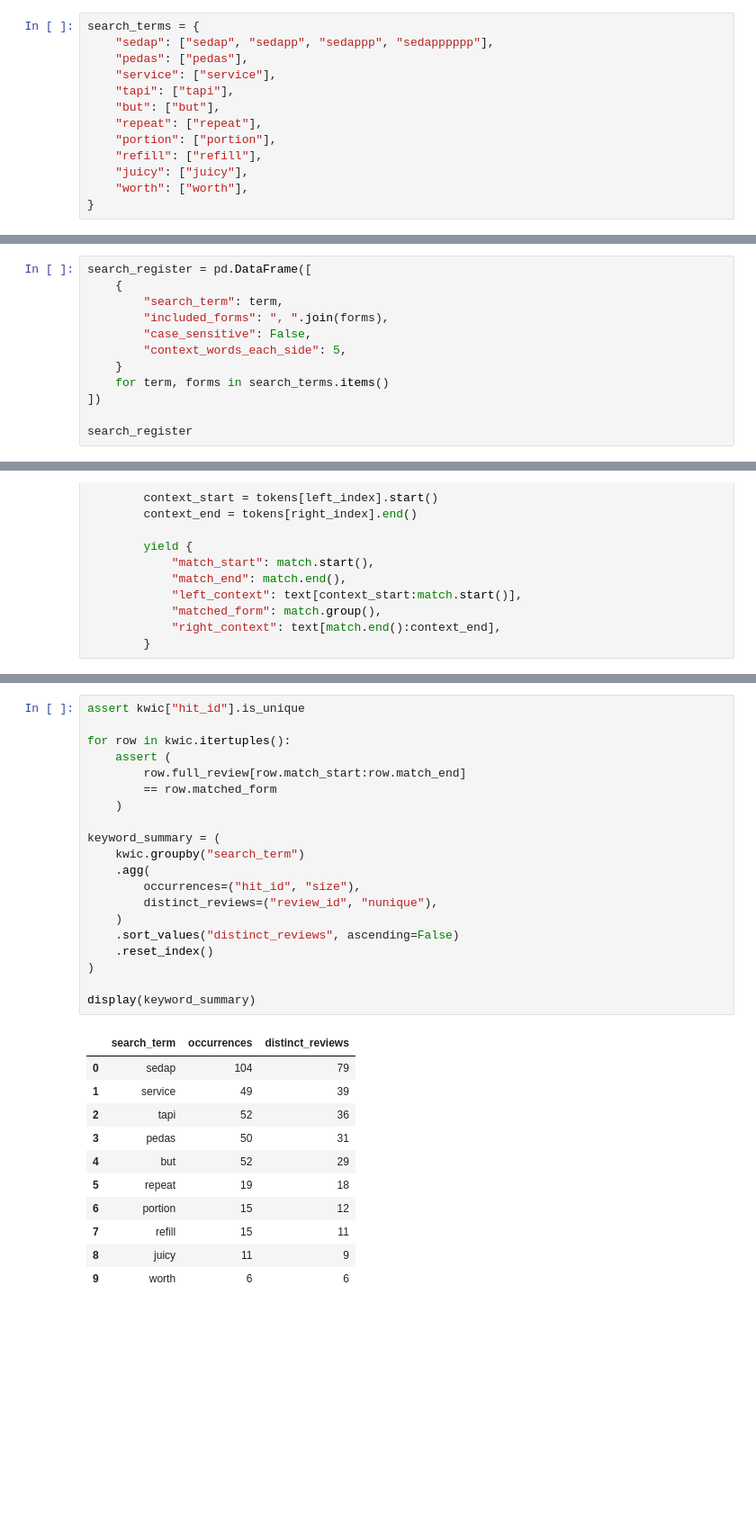
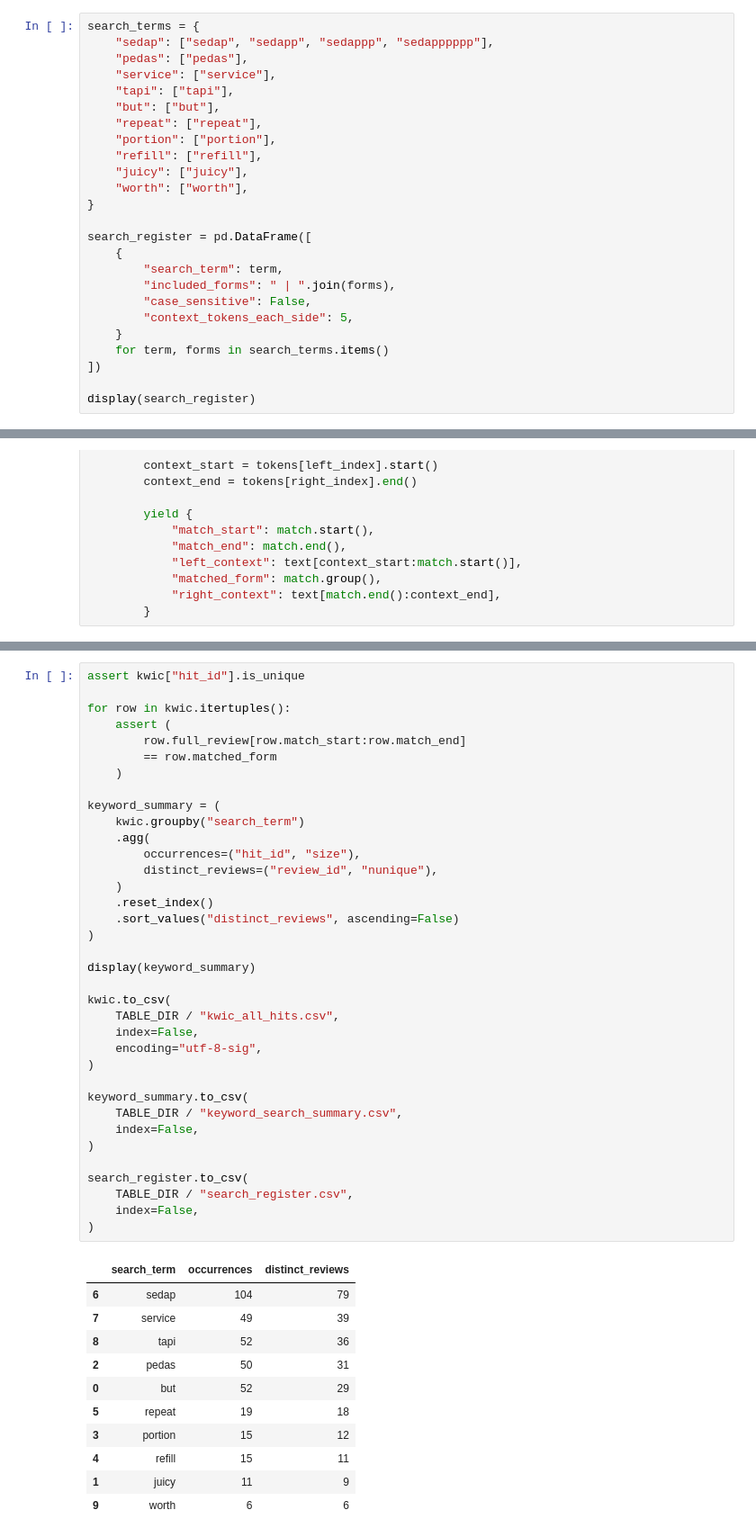
Before and after one commit to GSheng05/CPC-353-Assignment_1, a Jupyter notebook: Notebooks/Concordance_Analysis.ipynb, the cells around one changed output, grey strips where cells are left out. Shown at 90% size. Drawn from its saved outputs; the diff is of its cells as text; blank space fills up the shorter version.

```diff
--- a/Notebooks/Concordance_Analysis.ipynb
+++ b/Notebooks/Concordance_Analysis.ipynb
@@ -230,3 +221,15 @@ search_terms = {
     "juicy": ["juicy"],
     "worth": ["worth"],
 }
+
+search_register = pd.DataFrame([
+    {
+        "search_term": term,
+        "included_forms": " | ".join(forms),
+        "case_sensitive": False,
+        "context_tokens_each_side": 5,
+    }
+    for term, forms in search_terms.items()
+])
+
+display(search_register)
@@ -233,12 +247,0 @@ search_terms = {
-# %%
-search_register = pd.DataFrame([
-    {
-        "search_term": term,
-        "included_forms": ", ".join(forms),
-        "case_sensitive": False,
-        "context_words_each_side": 5,
-    }
-    for term, forms in search_terms.items()
-])
-
-search_register
@@ -392,33 +346,49 @@ EXISTING NOTES:
 # %%
 assert kwic["hit_id"].is_unique
 
 for row in kwic.itertuples():
     assert (
         row.full_review[row.match_start:row.match_end]
         == row.matched_form
     )
 
 keyword_summary = (
     kwic.groupby("search_term")
     .agg(
         occurrences=("hit_id", "size"),
         distinct_reviews=("review_id", "nunique"),
     )
+    .reset_index()
     .sort_values("distinct_reviews", ascending=False)
-    .reset_index()
 )
 
 display(keyword_summary)
+
+kwic.to_csv(
+    TABLE_DIR / "kwic_all_hits.csv",
+    index=False,
+    encoding="utf-8-sig",
+)
+
+keyword_summary.to_csv(
+    TABLE_DIR / "keyword_search_summary.csv",
+    index=False,
+)
+
+search_register.to_csv(
+    TABLE_DIR / "search_register.csv",
+    index=False,
+)
 # %% [output]
 |  | search_term | occurrences | distinct_reviews |
-| 0 | sedap | 104 | 79 |
-| 1 | service | 49 | 39 |
-| 2 | tapi | 52 | 36 |
-| 3 | pedas | 50 | 31 |
-| 4 | but | 52 | 29 |
+| 6 | sedap | 104 | 79 |
+| 7 | service | 49 | 39 |
+| 8 | tapi | 52 | 36 |
+| 2 | pedas | 50 | 31 |
+| 0 | but | 52 | 29 |
 | 5 | repeat | 19 | 18 |
-| 6 | portion | 15 | 12 |
-| 7 | refill | 15 | 11 |
-| 8 | juicy | 11 | 9 |
+| 3 | portion | 15 | 12 |
+| 4 | refill | 15 | 11 |
+| 1 | juicy | 11 | 9 |
 | 9 | worth | 6 | 6 |
 # %% [markdown]
```
Also changed, not shown: parts of 35 cells of this notebook, 12 other files.
